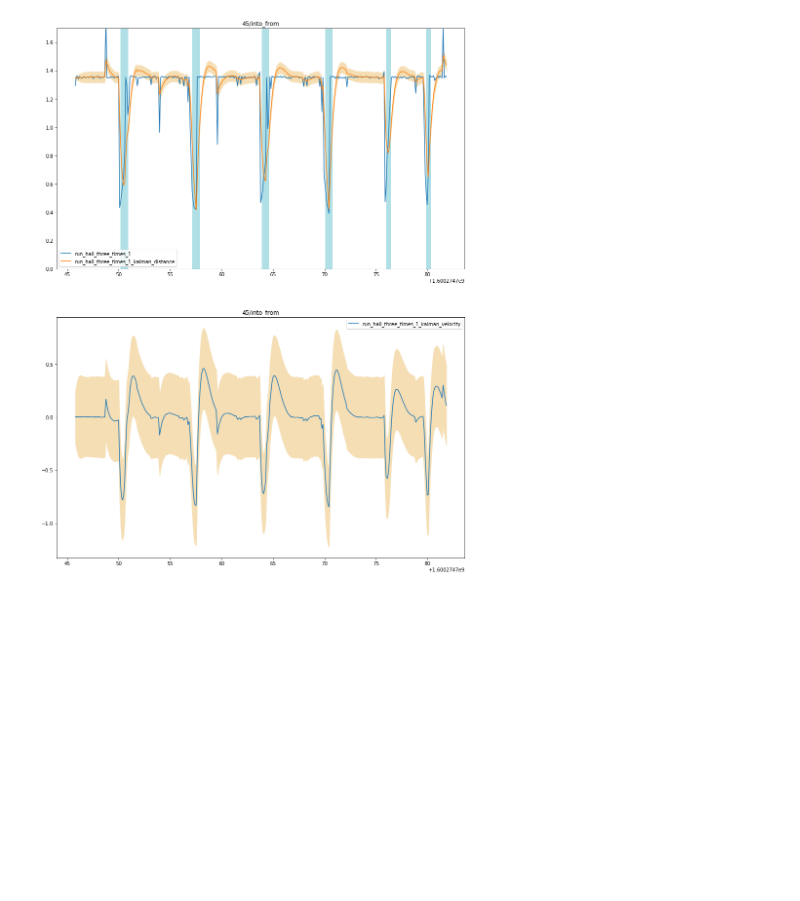
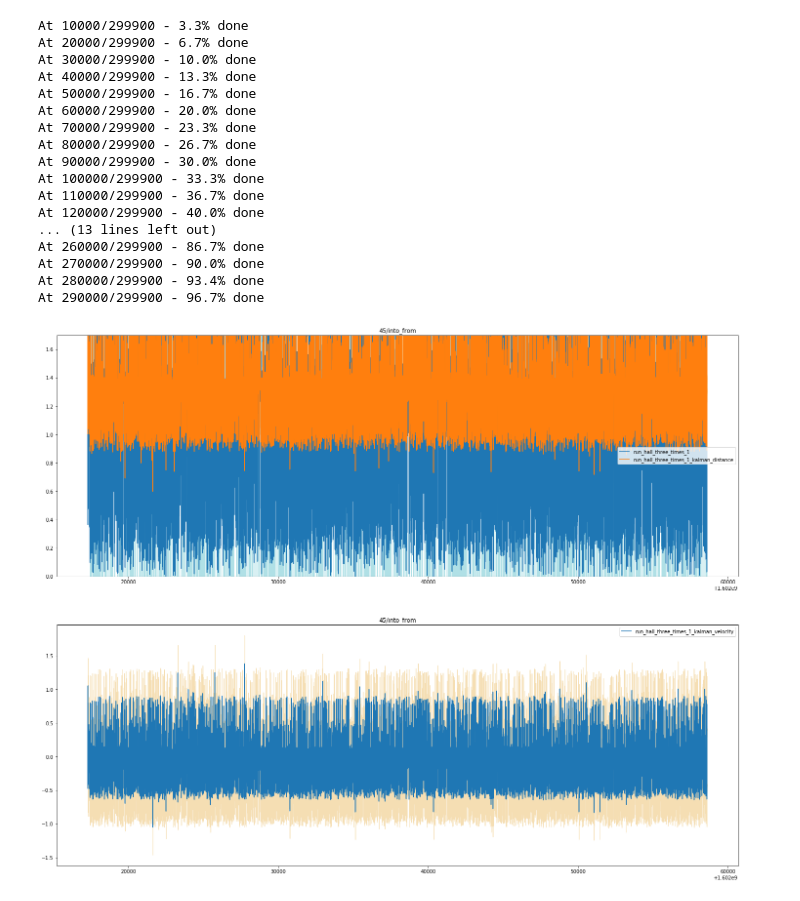
Before and after one commit to weramw/ultra_mt, a Jupyter notebook: Ultra Mt Features.ipynb, the cells around one changed output. Saved outputs shown, nothing was run; the diff lists cells and outputs as text; code cells hidden in the pictures; blank space fills up the shorter version.

```diff
--- a/Ultra Mt Features.ipynb
+++ b/Ultra Mt Features.ipynb
@@ -33,21 +10,0 @@ def parse_csv(file_name):
-# %%
-def plot_data(axis, data, start_at_time_zero=True, label_prefix=None):
-    for name in sorted(data.keys()):
-        plt_data = np.array(data[name])
-        time_offset = plt_data[0, 0] if start_at_time_zero else 0.0
-        x_vals = plt_data[:,0] - time_offset
-        y_vals = plt_data[:,1]
-        y_errs = None
-        if len(plt_data[0]) > 2:
-            y_errs = plt_data[:,2]
-        if y_errs is None:
-            axis.plot(x_vals, y_vals, label=name)
-        else:
-            #axis.errorbar(x_vals, y_vals, y_errs, label=name)
-            axis.plot(x_vals, y_vals, label=name)
-            y_upper = y_vals + y_errs
-            y_lower = y_vals - y_errs
-            axis.fill_between(x_vals, y_lower, y_upper, color='wheat')
-        if label_prefix is not None:
-            axis.set_title(label_prefix)
-    axis.legend()
@@ -84,8 +44,7 @@ data_into_from = {}
 for if_file in a45_into_from_files:
     parse_and_merge(if_file, data_into_from)
 
-
-#data = parse_csv("logs/hall_angle_45_into_from_hall_three_times_1.csv")
+data_ultra_long_empty = parse_csv("ultra_long_empty.csv")
 # %% [output]
 Could not parse data line '1600275128.9727437,'
 Could not parse data line '1600275153.0327346,'
@@ -195,6 +66,3 @@ def kalman_filter(data):
-# %%
-def linearize_cov(covs):
-    return [(ts, np.linalg.eigvals(cov)) for ts, cov in covs]
 # %%
 def threshold_feature(data, threshold):
     feature_intervals = []
@@ -217,8 +85,10 @@ def threshold_feature(data, threshold):
 # %%
 run = "run_1"
 run = "run_hall_three_times_1"
-data_values = data_into_from[run]
-mavg_data = moving_average(data_values)
+cur_data = data_into_from[run]
+cur_data = data_ultra_long_empty["1"]
+data_values = cur_data
+#mavg_data = moving_average(data_values)
 kalman_dist, kalman_vel, kalman_cov, predict_dist, predict_vel, predict_cov = kalman_filter(data_values)
 lin_covs = linearize_cov(kalman_cov)
 predict_lin_covs = linearize_cov(predict_cov)
@@ -233,7 +103,7 @@ predict_vel_cov = [(ts, cov[1]) for ts, cov in predict_lin_covs]
 predict_dist_errs = [(ts, d, predict_dist_cov[i][1]) for i, (ts, d) in enumerate(predict_dist)]
 predict_vel_errs = [(ts, v, predict_vel_cov[i][1]) for i, (ts, v) in enumerate(predict_vel)]
 
-current_run = {run : data_into_from[run],
+current_run = {run : cur_data,
                #run + "_moving_average" : mavg_data,
                run + "_kalman_distance" : kalman_dist_errs,
                #run + "kalman_velocity" : kalman_vel,
@@ -251,32 +121,49 @@ predict_run_vels = {#run : data_from[run],
                run + "_predict_velocity" : predict_vel_errs,
               }
 current_run_covs = {#run : data_from[run],
                #run + "_moving_average" : mavg_data,
                run + "_kalman_dist_cov00" : kalman_dist_cov00,
                run + "_kalman_dist_cov" : kalman_dist_cov,
                run + "_kalman_vel_cov11" : kalman_vel_cov11,
                run + "_kalman_vel_cov" : kalman_vel_cov,
               }
 
 
-fig, axes = plt.subplots(2,1, figsize=(15,20))
+fig, axes = plt.subplots(2,1, figsize=(25,20))
 ylim = [0.0, 1.7]
 axes[0].set_ylim(ylim)
 #axes[2].set_ylim(ylim)
 
 walk_through = threshold_feature(kalman_dist, 1.0)
 #starts = [start for start,end in walk_through]
 #ends = [end for start,end in walk_through]
 #ys = [(ylim[0],ylim[1]) for _ in starts]
 #print(starts)
 #print(ends)
 
 plot_data(axes[0], current_run, start_at_time_zero=False, label_prefix="45/into_from")
 plot_data(axes[1], current_run_vels, start_at_time_zero=False, label_prefix="45/into_from")
 for start,end in walk_through:
     axes[0].fill_betweenx(ylim, start, end, label="walk_through_1m", color="powderblue")
 #plot_data(axes[2], predict_run, start_at_time_zero=False, label_prefix="45/from")
 #plot_data(axes[3], predict_run_vels, start_at_time_zero=False, label_prefix="45/from")
 #plot_data(axes[4], current_run_covs, start_at_time_zero=False, label_prefix="45/from")
 # %% [output]
+At 10000/299900 - 3.3% done
+At 20000/299900 - 6.7% done
+At 30000/299900 - 10.0% done
+At 40000/299900 - 13.3% done
+At 50000/299900 - 16.7% done
+At 60000/299900 - 20.0% done
+At 70000/299900 - 23.3% done
+At 80000/299900 - 26.7% done
+At 90000/299900 - 30.0% done
+At 100000/299900 - 33.3% done
+At 110000/299900 - 36.7% done
+At 120000/299900 - 40.0% done
+... (13 lines left out)
+At 260000/299900 - 86.7% done
+At 270000/299900 - 90.0% done
+At 280000/299900 - 93.4% done
+At 290000/299900 - 96.7% done
-[figure, old version]
+[figure, new version]
```
Also changed, not shown: parts of 6 cells of this notebook, 2 other files.
